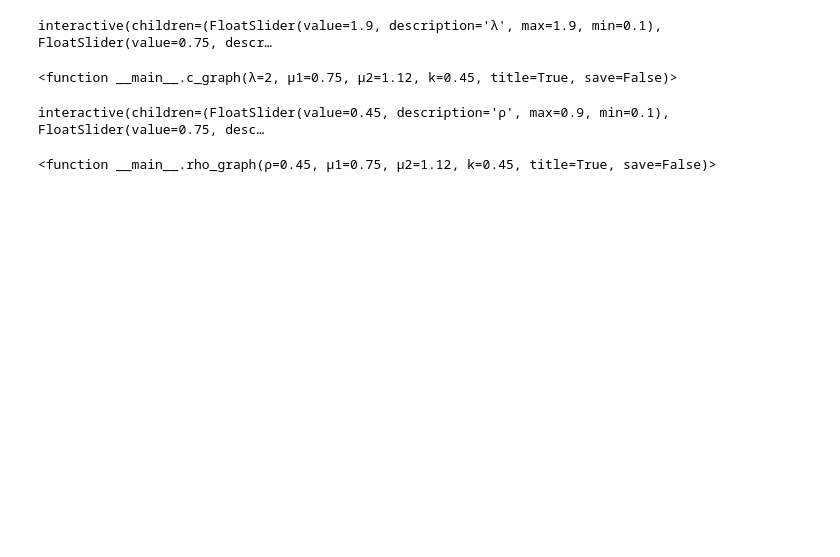
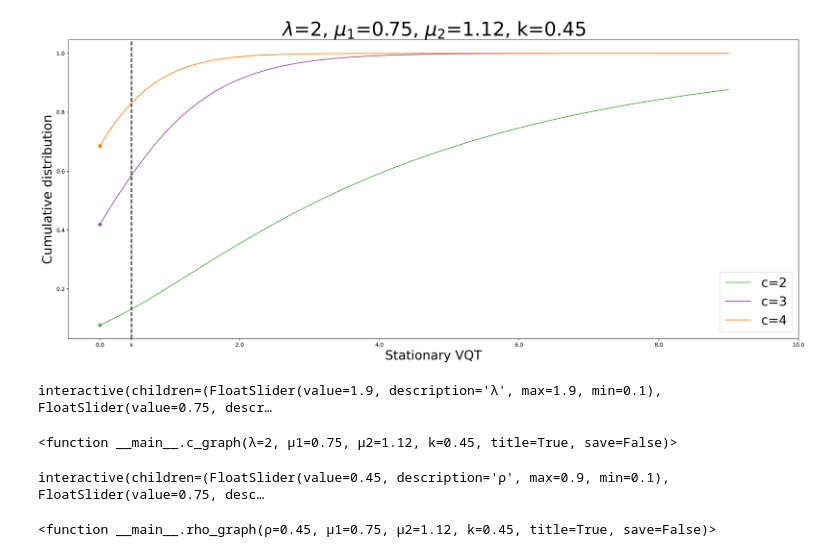
Before and after one commit to brdauria/VQTPlot, a Jupyter notebook: workload.ipynb, the cells around one changed output. Cells and saved outputs as stored; diff of their text form; code cells hidden in the pictures; blank space fills up the shorter version.

Commit message:
Added more graphs

```diff
--- a/workload.ipynb
+++ b/workload.ipynb
@@ -9,7 +9,7 @@ import matplotlib.pyplot as plt
 from ipywidgets import interact, interactive, fixed, interact_manual
 import ipywidgets as widgets
 # %%
-def workload(c=2, λ=1, μ1=0.45, μ2=0.55, k=0.1):
+def VQT(c=2, λ=1, μ1=0.45, μ2=0.55, k=0.1, density=False):
 
     # Definitions
     μ = lambda i, j : i * μ1 + j * μ2
@@ -107,7 +107,7 @@ def workload(c=2, λ=1, μ1=0.45, μ2=0.55, k=0.1):
     δsol = lambda n : bcsol * vη2 @ hH(n)
 
 
-    # Constructing the workload function
+    # Constructing the VQT stationary distribution function
     vf0sol = δsol(c-1) @ H16 - bcsol * vη2 @ U2N @ H15
     vfksol = vf0sol @ H7 + δsol(c-1) @ H8
     vFksol = vf0sol @ H3 + δsol(c-1) @ H4
@@ -117,15 +117,23 @@ def workload(c=2, λ=1, μ1=0.45, μ2=0.55, k=0.1):
     𝛼2sol = 𝛼1sol @ inv(tΔ2) - vfksol +  λ * vFksol @ (identity(c) - B2 @ inv(tΔ2))
 
     F2solInf = bcsol * vη2 @ H19 + δsol(c-1) @ H20
-    Wpos = 1 - sum(F2solInf)
+    VQTpos = 1 - sum(F2solInf)
 
-    F1sol = lambda x : (vf0sol + 𝛼0sol @ M0 @ U1N) @ inv(U1P - U1N) @ (expm(x*U1P) - expm(x*U1N)) + 𝛼0sol @ M0 @ (identity(c) - expm(x*U1N))
-    F2sol = lambda x : vFksol @ expm((x-k)*U2N) + (bcsol * vη2 + 𝛼1sol @ M1) @ (identity(c) - expm((x-k)*U2N)) - 𝛼2sol @ ((tΔ1-tΔ2) @ M2 @ expm((x-k)*U2N) - tQ1(x-k) @ (tΔ1-tΔ2) @ M2)
-    Fsol = lambda x :  F1sol(x) if (x<k) else F2sol(x)
-    Wsol = lambda x :  Wpos + sum(Fsol(x))
+    if (not density):
+        F1sol = lambda x : (vf0sol + 𝛼0sol @ M0 @ U1N) @ inv(U1P - U1N) @ (expm(x*U1P) - expm(x*U1N)) + 𝛼0sol @ M0 @ (identity(c) - expm(x*U1N))
+        F2sol = lambda x : vFksol @ expm((x-k)*U2N) + (bcsol * vη2 + 𝛼1sol @ M1) @ (identity(c) - expm((x-k)*U2N)) - 𝛼2sol @ ((tΔ1-tΔ2) @ M2 @ expm((x-k)*U2N) - tQ1(x-k) @ (tΔ1-tΔ2) @ M2)
+        Fsol = lambda x :  F1sol(x) if (x<k) else F2sol(x)
+        VQTcdf = lambda x :  VQTpos + sum(Fsol(x))
+        # returning the VQT stationary cumulative distribution function
+        return VQTcdf
 
-    # returning the workload function
-    return Wsol
+    f1sol = lambda x : (vf0sol + 𝛼0sol @ M0 @ U1N) @ inv(U1P - U1N) @ (U1P @ expm(x*U1P) - U1N @ expm(x*U1N)) - 𝛼0sol @ M0 @ U1N @ expm(x*U1N)
+    f2sol = lambda x : (vFksol - bcsol * vη2 - 𝛼1sol @ M1 - 𝛼2sol @ (tΔ1-tΔ2) @ M2) @ U2N @ expm((x-k)*U2N) - 𝛼2sol @ tQ1(x-k) @ tΔ1 @ (tΔ1-tΔ2) @ M2
+    fsol = lambda x :  f1sol(x) if (x<k) else f2sol(x)
+    VQTdf = lambda x :  sum(fsol(x))
+
+    # returning the VQT stationary density function
+    return VQTdf
 # %%
 def c_graph(λ=2, μ1=0.75, μ2=1.12, k=0.45, title=True, save=False):
     crange = range(2,5)
@@ -133,22 +141,26 @@ def c_graph(λ=2, μ1=0.75, μ2=1.12, k=0.45, title=True, save=False):
     cmap = plt.get_cmap('Set1')
     plt.figure(figsize=(20, 9), dpi=300, constrained_layout=True)
     for c in crange:
-        wfun = workload(c, λ, μ1, μ2, k)
-        plt.plot(xpoints, [wfun(x) for x in xpoints],  label=f'c={c}', color=cmap(c)) # plot workload
-        plt.plot(0, wfun(0), "o", color=cmap(c)) # mark null workload probability
+        VQTfun = VQT(c, λ, μ1, μ2, k)
+        plt.plot(xpoints, [VQTfun(x) for x in xpoints],  label=f'c={c}', color=cmap(c)) # plot VQT
+        plt.plot(0, VQTfun(0), "o", color=cmap(c)) # mark null VQT probability
     plt.ylabel('Cumulative distribution',fontsize=24)
-    plt.xlabel('Workload',fontsize=24)
+    plt.xlabel('Stationary VQT',fontsize=24)
     plt.gca().axvline(x=k, linewidth=2, color='k', linestyle="--") # add vertical line at k
     plt.xticks(list(plt.xticks()[0][1:]) + [k], list(plt.xticks()[0][1:]) + ["k"]) # add xtick at k
     plt.legend(loc=4, fontsize=24)
     if(title): plt.title(f'$\lambda$={λ}, $\mu_1$={μ1}, $\mu_2$={μ2}, k={k}',fontsize=36)
     if(save): # save picture to file
         # basedir = os.path.expanduser("~") + '/Desktop/' # put pictures in Desktop folder
-        basedir = os.path.join(os.path.dirname(os.getcwd()),"pictures")
-        filename = f'w_cdf_l{λ}_m{μ1}_M{μ2}_k{k}'
+        basedir = os.path.join(os.getcwd(),"img")
+        filename = f'vqt_cdf_c_l{λ}_m{μ1}_M{μ2}_k{k}'
         plt.savefig(os.path.join(basedir, filename + ".pdf"), dpi=300)
         plt.savefig(os.path.join(basedir, filename +".jpeg"), dpi=300, format='JPG')
     plt.show()
+# %%
+c_graph(save=True)
+# %% [output]
+[figure, added]
 # %%
 def rho_graph(ρ=0.45, μ1=0.75, μ2=1.12, k=0.45, title=True, save=False):
     crange = range(2,5)
```
Also changed, not shown: parts of 5 cells of this notebook, 8 other files.
